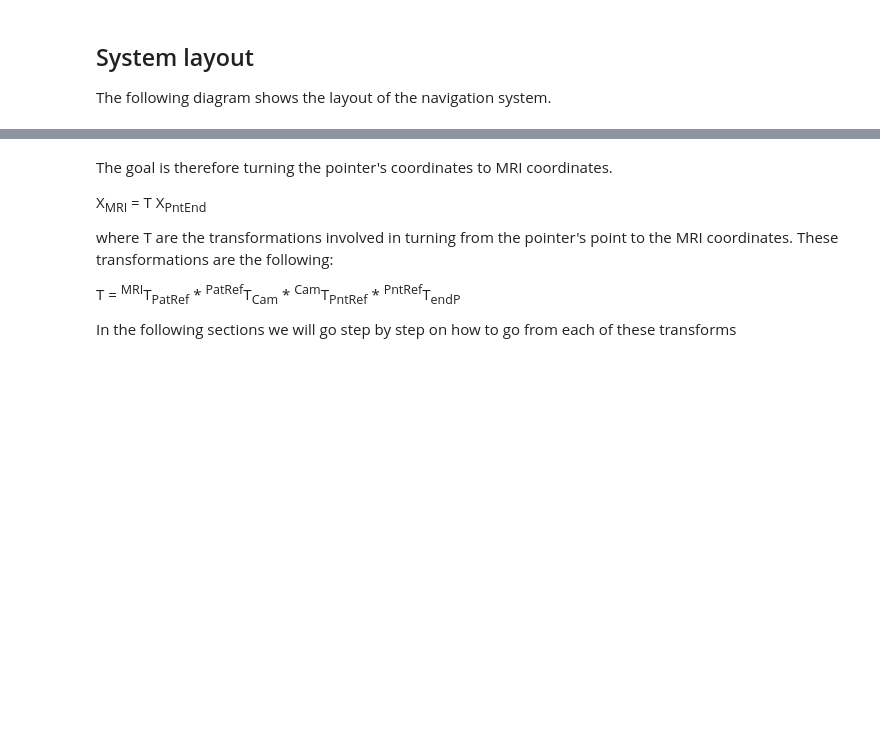
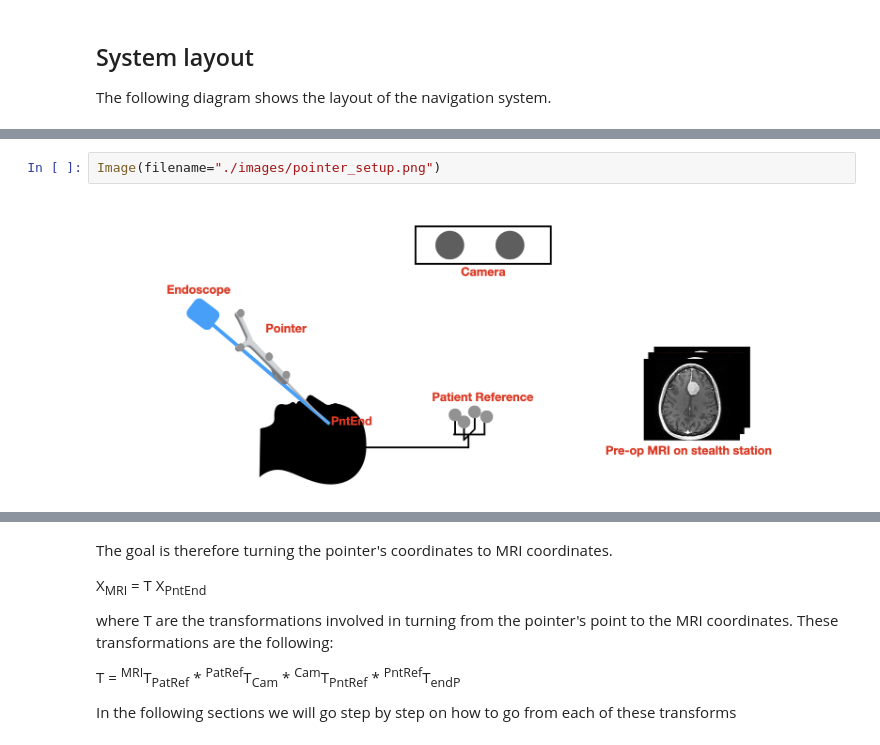
Before and after one commit to swishswish123/endosim, a Jupyter notebook: endosim/notebooks/pointer/pointer.ipynb, the cells around one changed output, grey strips where cells are left out. Drawn from its saved outputs; the diff is of its cells as text; blank space fills up the shorter version.

```diff
--- a/endosim/notebooks/pointer/pointer.ipynb
+++ b/endosim/notebooks/pointer/pointer.ipynb
@@ -37,6 +38,10 @@ from endosimutilities.end_utils import create_transform, \
 The following diagram shows the layout of the navigation system.
 # %% [markdown]
 ![img](./images/pointer_setup.png)
+# %%
+Image(filename="./images/pointer_setup.png")
+# %% [output]
+[figure, added]
 # %% [markdown]
 In the above image, we can see the general setup involved in the surgery when using a pointer. The goal is to be able to display the pointer in image coordinates as we can see in the image below:
 
```
Also changed, not shown: parts of 48 cells of this notebook, 17 other files.
